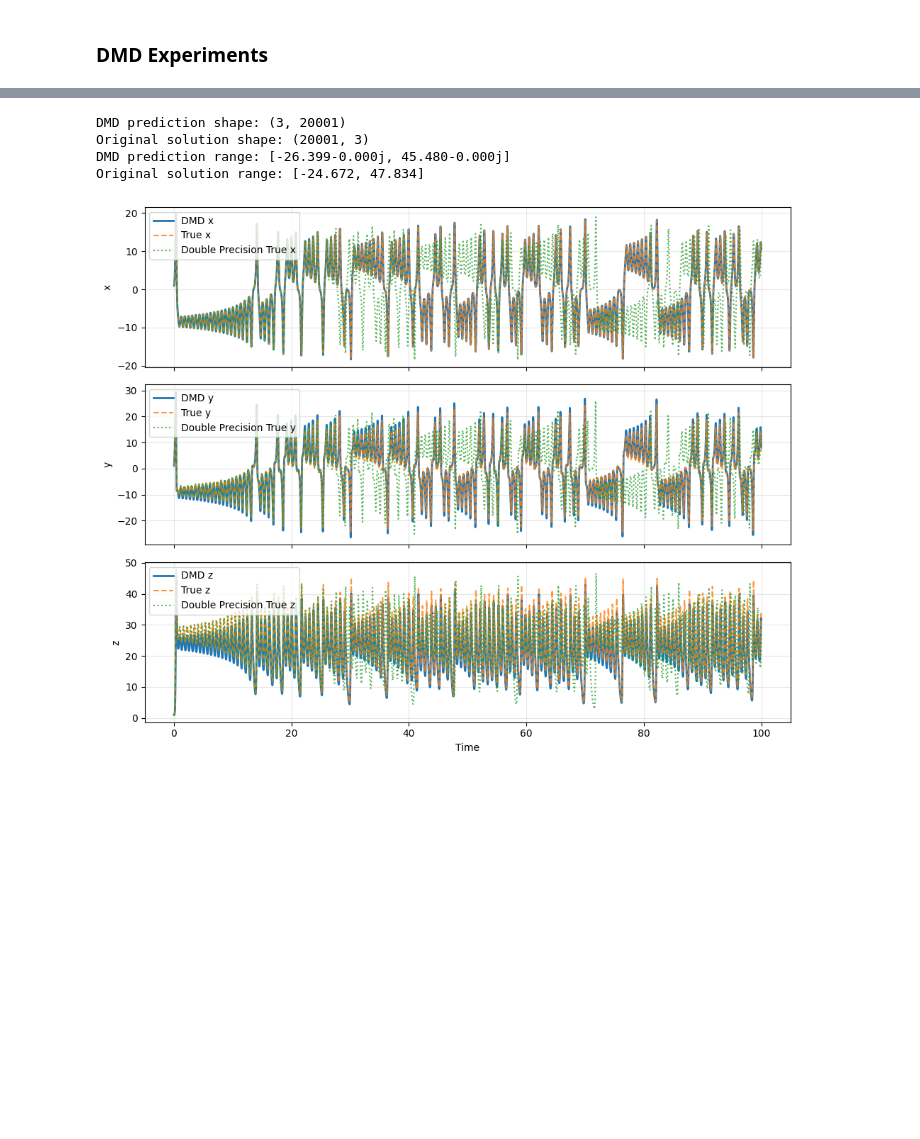
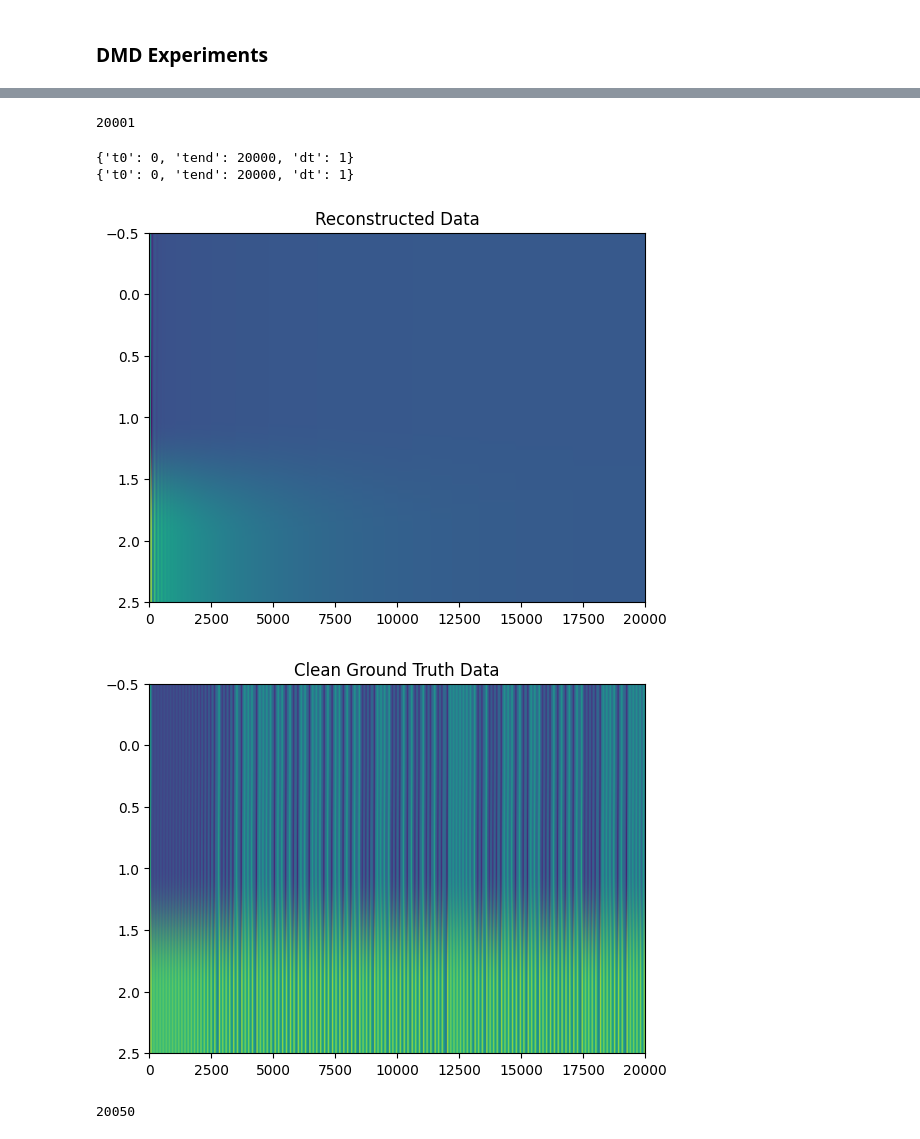
Before and after one commit to Anthony50102/IEEE, a Jupyter notebook: notebooks/lorenz.ipynb, the cells around one changed output, grey strips where cells are left out. Saved outputs shown, nothing was run; the diff lists cells and outputs as text; code cells hidden in the pictures; blank space fills up the shorter version.

```diff
--- a/notebooks/lorenz.ipynb
+++ b/notebooks/lorenz.ipynb
@@ -152,31 +185,26 @@ dmd_prediction = dmd.predict(sol.ys.T)
-# %%
-fig, axs = plt.subplots(3,1, figsize=(10, 8), sharex=True)
-
-# Debug: Check shapes and data
-print(f"DMD prediction shape: {dmd_prediction.shape}")
-print(f"Original solution shape: {sol.ys.shape}")
-print(f"DMD prediction range: [{jnp.min(dmd_prediction):.3f}, {jnp.max(dmd_prediction):.3f}]")
-print(f"Original solution range: [{jnp.min(sol.ys):.3f}, {jnp.max(sol.ys):.3f}]")
-
-labels = ['x', 'y', 'z']
-time = sol.ts
-
-for i, ax in enumerate(axs):
-    # Plot with proper time axis and more visible lines
-    ax.plot(time, dmd_prediction[i, :], label=f'DMD {labels[i]}', linewidth=2)
-    ax.plot(time, sol.ys[:, i], ls='--', label=f'True {labels[i]}', linewidth=1.5, alpha=0.8)
-    ax.plot(time, higher_def_sol.ys[:, i], ls=':', label=f'Double Precision True {labels[i]}', linewidth=1.5, alpha=0.8)
-
-    ax.set_ylabel(f'{labels[i]}')
-    ax.legend()
-    ax.grid(True, alpha=0.3)
-
-axs[-1].set_xlabel('Time')
-plt.tight_layout()
-plt.show()
-# %% [output]
-DMD prediction shape: (3, 20001)
-Original solution shape: (20001, 3)
-DMD prediction range: [-26.399-0.000j, 45.480-0.000j]
-Original solution range: [-24.672, 47.834]
-[figure, removed]
+# %%
+len(sol.ts)
+# %% [output]
+20001
+# %%
+print(dmd.dmd_time)
+dmd.dmd_time['tend'] = len(sol.ts) - 1
+print(dmd.dmd_time)
+
+reconstructed_trimmed = dmd.reconstructed_data[:, :sol.ts.shape[0]]
+
+
+plt.title("Reconstructed Data")
+plt.imshow(reconstructed_trimmed.real, aspect='auto')
+plt.show()
+plt.title("Clean Ground Truth Data")
+plt.imshow(sol.ys.T, aspect='auto')
+plt.show()
+
+len(dmd.reconstructed_data.real.T)
+# %% [output]
+{'t0': 0, 'tend': 20000, 'dt': 1}
+{'t0': 0, 'tend': 20000, 'dt': 1}
+[figure, added]
+[figure, added]
+20050
```
Also changed, not shown: parts of 7 cells of this notebook, 9 other files.
